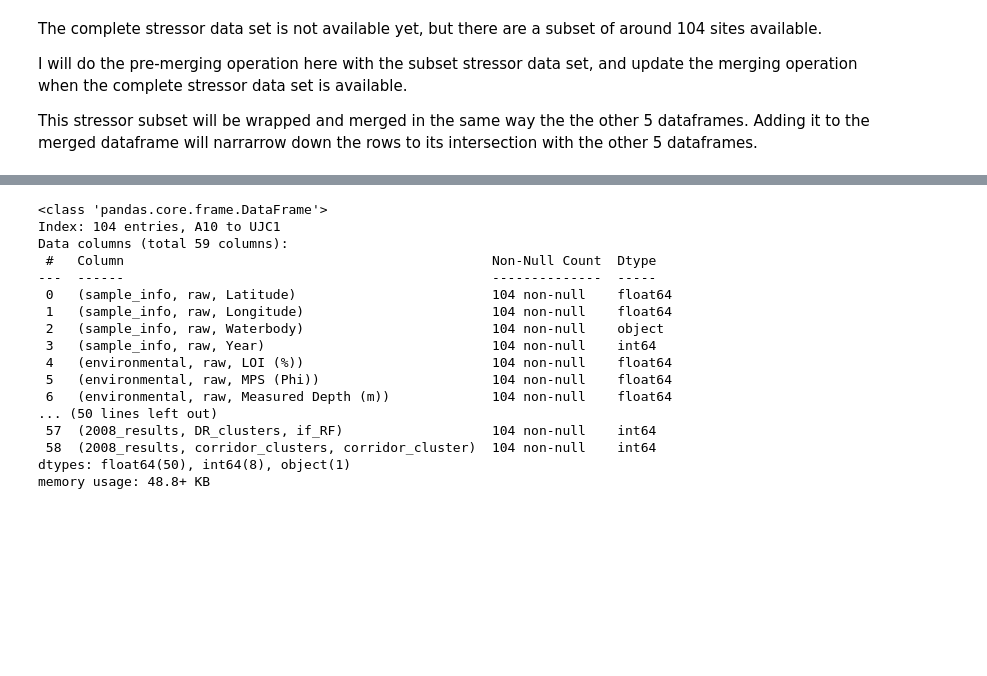
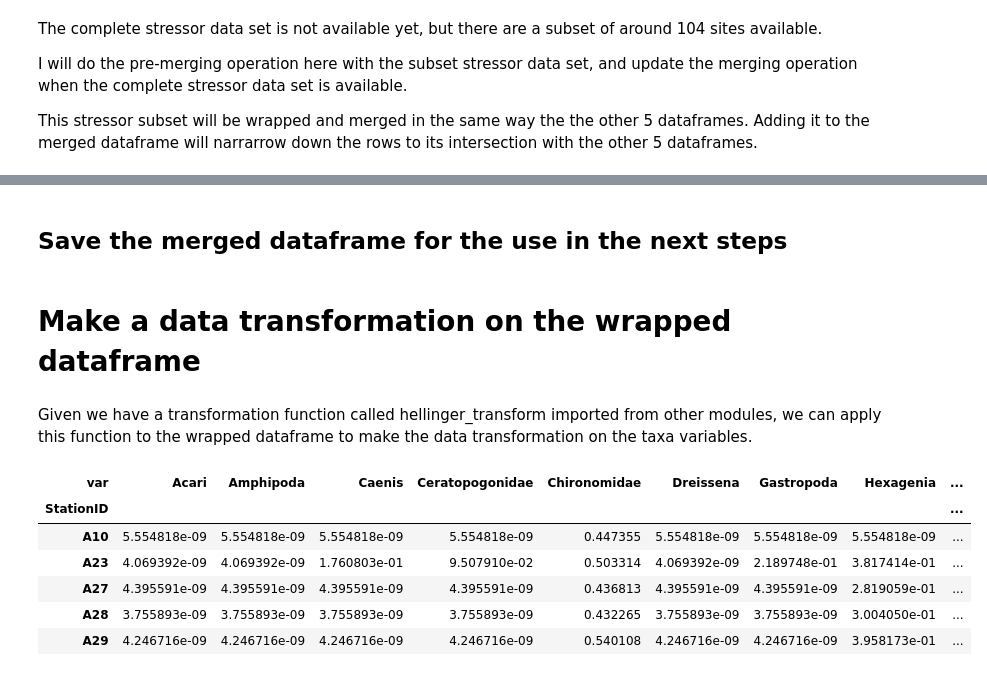
Before and after one commit to Gufeng-2002/Zoobenthic_Community_Indicator, a Jupyter notebook: notebooks/00*_build_data_operation.ipynb, the cells around one changed output, grey strips where cells are left out. Cells and saved outputs as stored; diff of their text form; code cells hidden in the pictures; blank space fills up the shorter version.

```diff
--- a/notebooks/00*_build_data_operation.ipynb
+++ b/notebooks/00*_build_data_operation.ipynb
@@ -335,20 +328,22 @@ master.head()
-# %%
-master.info()
-# %% [output]
-<class 'pandas.core.frame.DataFrame'>
-Index: 104 entries, A10 to UJC1
-Data columns (total 59 columns):
- #   Column                                               Non-Null Count  Dtype
----  ------                                               --------------  -----
- 0   (sample_info, raw, Latitude)                         104 non-null    float64
- 1   (sample_info, raw, Longitude)                        104 non-null    float64
- 2   (sample_info, raw, Waterbody)                        104 non-null    object
- 3   (sample_info, raw, Year)                             104 non-null    int64
- 4   (environmental, raw, LOI (%))                        104 non-null    float64
- 5   (environmental, raw, MPS (Phi))                      104 non-null    float64
- 6   (environmental, raw, Measured Depth (m))             104 non-null    float64
-... (50 lines left out)
- 57  (2008_results, DR_clusters, if_RF)                   104 non-null    int64
- 58  (2008_results, corridor_clusters, corridor_cluster)  104 non-null    int64
-dtypes: float64(50), int64(8), object(1)
-memory usage: 48.8+ KB
+# %% [markdown]
+## Save the merged dataframe for the use in the next steps
+# %% [markdown]
+# Make a data transformation on the wrapped dataframe
+# %% [markdown]
+Given we have a transformation function called hellinger_transform imported from other modules, we can apply this function to the wrapped dataframe to make the data transformation on the taxa variables.
+# %%
+from ecoindex.transform import hellinger_transform
+from ecoindex.dataframe_ops import get_block # function to fetch the wanted block from the wrapped dataframe
+
+
+# Apply hellinger transformation on the raw taxa data
+taxa_hell = hellinger_transform(get_block(master, "taxa", "raw"))
+taxa_hell.head()
+# %% [output]
+| var | Acari | Amphipoda | Caenis | Ceratopogonidae | Chironomidae | Dreissena | Gastropoda | Hexagenia | ... |
+| StationID |  |  |  |  |  |  |  |  | ... |
+| A10 | 5.554818e-09 | 5.554818e-09 | 5.554818e-09 | 5.554818e-09 | 0.447355 | 5.554818e-09 | 5.554818e-09 | 5.554818e-09 | ... |
+| A23 | 4.069392e-09 | 4.069392e-09 | 1.760803e-01 | 9.507910e-02 | 0.503314 | 4.069392e-09 | 2.189748e-01 | 3.817414e-01 | ... |
+| A27 | 4.395591e-09 | 4.395591e-09 | 4.395591e-09 | 4.395591e-09 | 0.436813 | 4.395591e-09 | 4.395591e-09 | 2.819059e-01 | ... |
+| A28 | 3.755893e-09 | 3.755893e-09 | 3.755893e-09 | 3.755893e-09 | 0.432265 | 3.755893e-09 | 3.755893e-09 | 3.004050e-01 | ... |
+| A29 | 4.246716e-09 | 4.246716e-09 | 4.246716e-09 | 4.246716e-09 | 0.540108 | 4.246716e-09 | 4.246716e-09 | 3.958173e-01 | ... |
```
Also changed, not shown: parts of 7 cells of this notebook, 11 other files.
